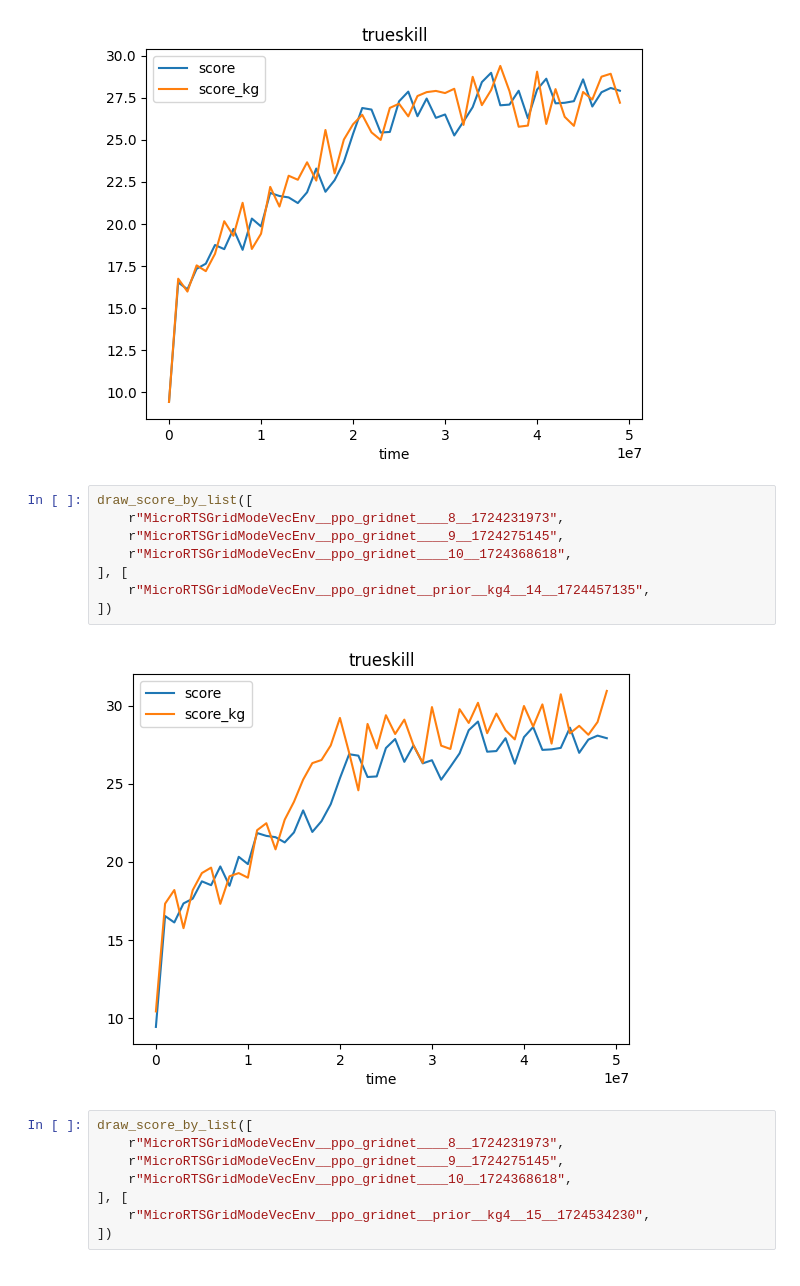
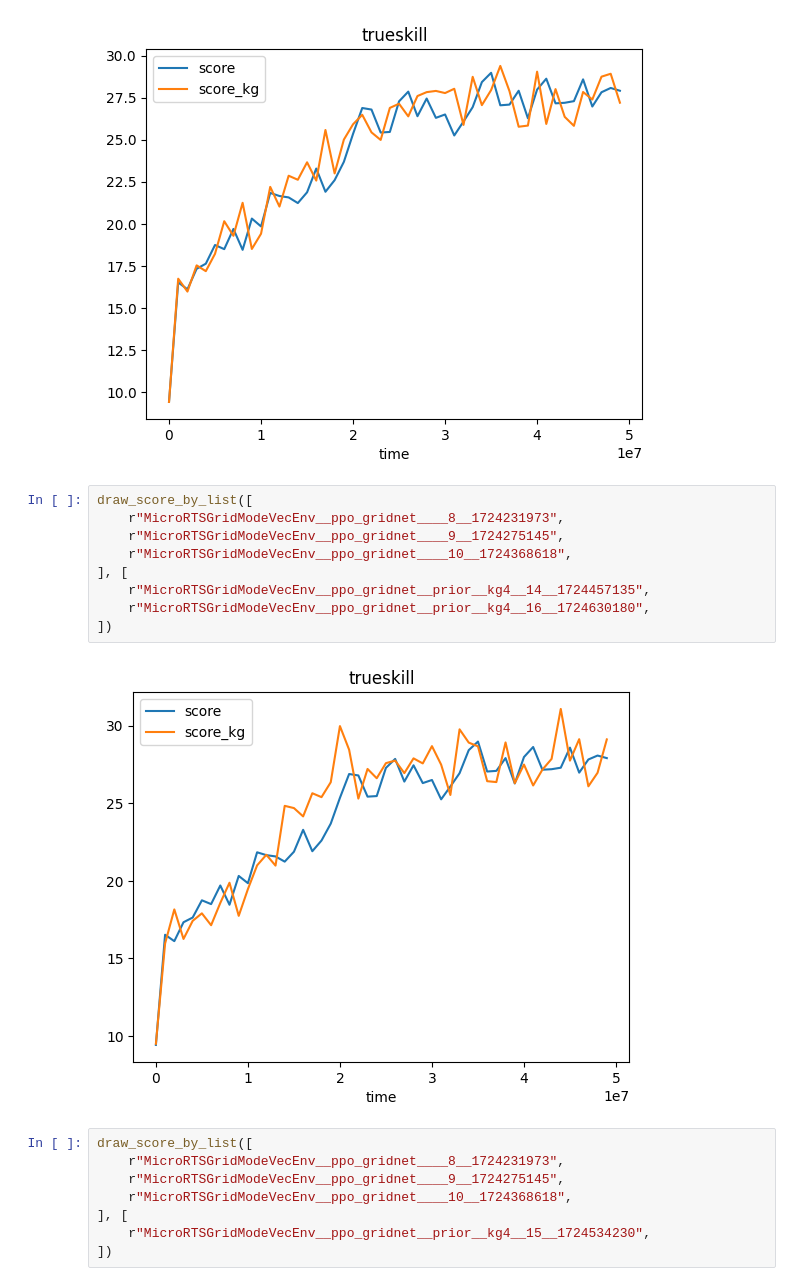
Before and after one commit to adFrej/kg-rl-rts, a Jupyter notebook: training_loss.ipynb, the cells around one changed output. Cells and saved outputs as stored; diff of their text form.

```diff
--- a/training_loss.ipynb
+++ b/training_loss.ipynb
@@ -118,13 +118,14 @@ draw_score_by_list([
 # %%
 draw_score_by_list([
     r"MicroRTSGridModeVecEnv__ppo_gridnet____8__1724231973",
     r"MicroRTSGridModeVecEnv__ppo_gridnet____9__1724275145",
     r"MicroRTSGridModeVecEnv__ppo_gridnet____10__1724368618",
 ], [
     r"MicroRTSGridModeVecEnv__ppo_gridnet__prior__kg4__14__1724457135",
+    r"MicroRTSGridModeVecEnv__ppo_gridnet__prior__kg4__16__1724630180",
 ])
 # %% [output]
-[figure, old version]
+[figure, new version]
 # %%
 draw_score_by_list([
     r"MicroRTSGridModeVecEnv__ppo_gridnet____8__1724231973",
```
Also changed, not shown: 51 other files.
